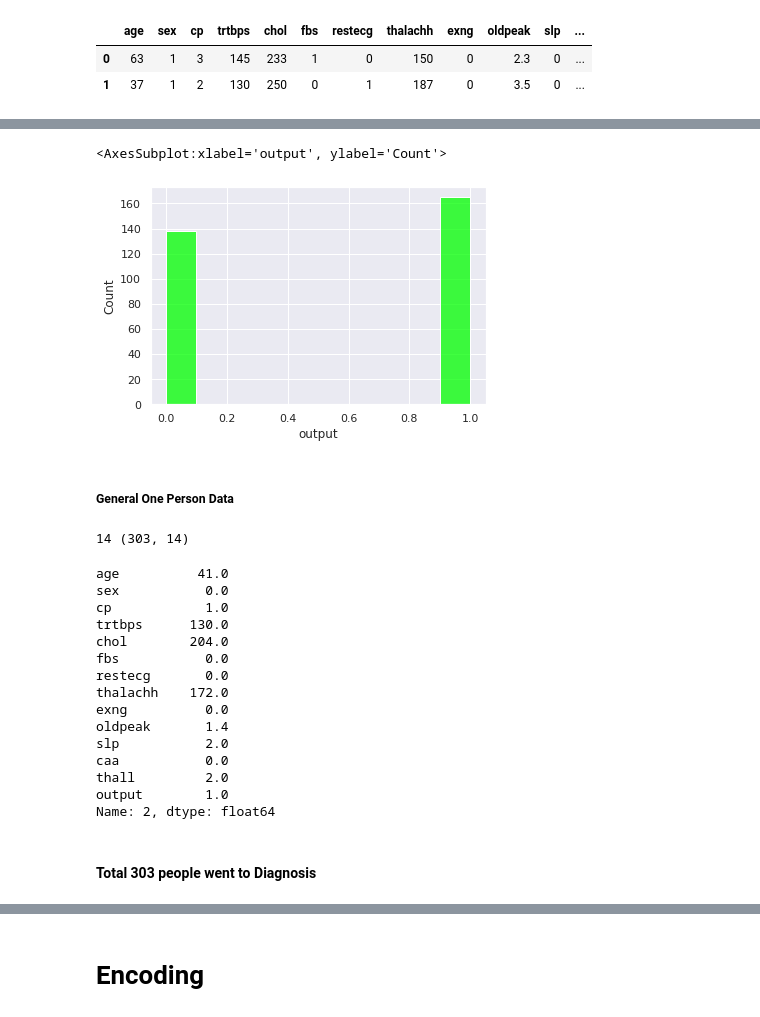
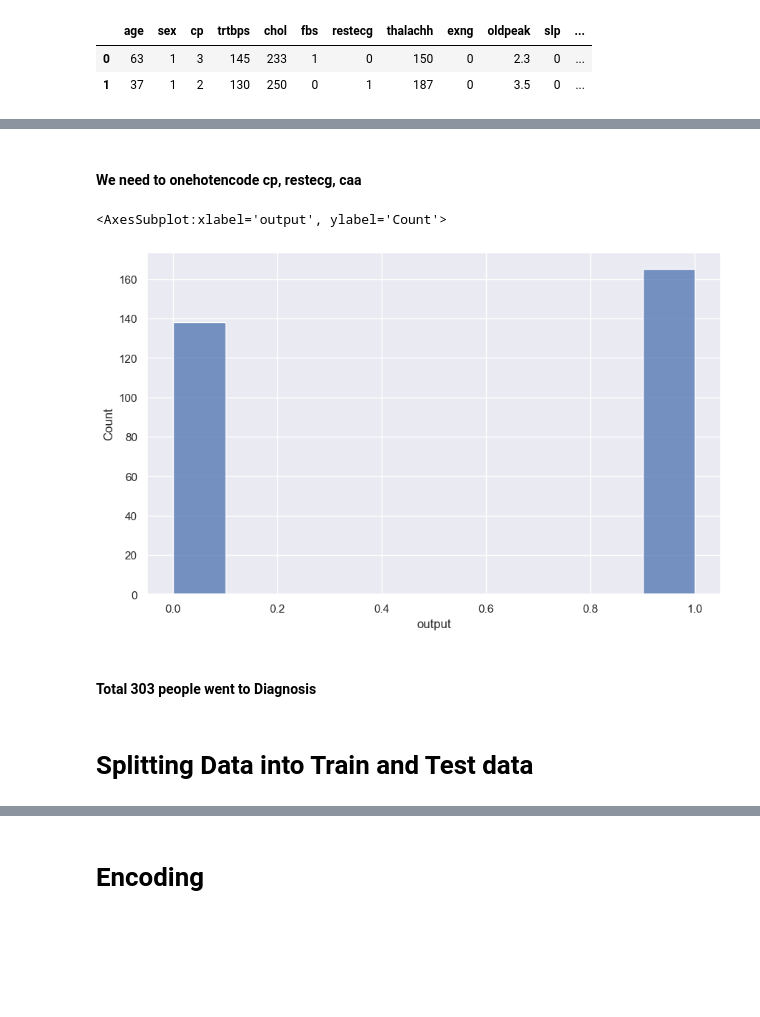
Before and after one commit to balajiabcd/Heart-Attact-Prediction, a Jupyter notebook: heart-attack-analysis.ipynb, the cells around one changed output, grey strips where cells are left out. Drawn from its saved outputs; the diff is of its cells as text; code cells hidden in the pictures; blank space fills up the shorter version.

```diff
--- a/heart-attack-analysis.ipynb
+++ b/heart-attack-analysis.ipynb
@@ -25,7 +9,7 @@ import seaborn as sns
 
 sns.set()
 # %%
-data = pd.read_csv("/kaggle/input/heart-attack-analysis-prediction-dataset/heart.csv")
+data = pd.read_csv("heart.csv")
 data.head(2)
 # %% [output]
 |  | age | sex | cp | trtbps | chol | fbs | restecg | thalachh | exng | oldpeak | slp | ... |
@@ -42,29 +114,12 @@ data.output.sum()
+# %% [markdown]
+#### We need to onehotencode cp, restecg, caa
 # %%
-sns.histplot(x=data.output, color = "lime")
+plt.figure(figsize=(10,6))
+sns.histplot(x=data.output)
 # %% [output]
 <AxesSubplot:xlabel='output', ylabel='Count'>
-[figure, old version]
+[figure, new version]
-# %% [markdown]
-##### General One Person Data
-# %%
-print(len(data.iloc[2,:]),data.shape)
-data.iloc[2,:]
-# %% [output]
-14 (303, 14)
-age          41.0
-sex           0.0
-cp            1.0
-trtbps      130.0
-chol        204.0
-fbs           0.0
-restecg       0.0
-thalachh    172.0
-exng          0.0
-oldpeak       1.4
-slp           2.0
-caa           0.0
-thall         2.0
-output        1.0
-Name: 2, dtype: float64
 # %% [markdown]
 #### Total 303 people went to Diagnosis
+# %% [markdown]
+# Splitting Data into Train and Test data
```
Also changed, not shown: parts of 97 cells of this notebook.
